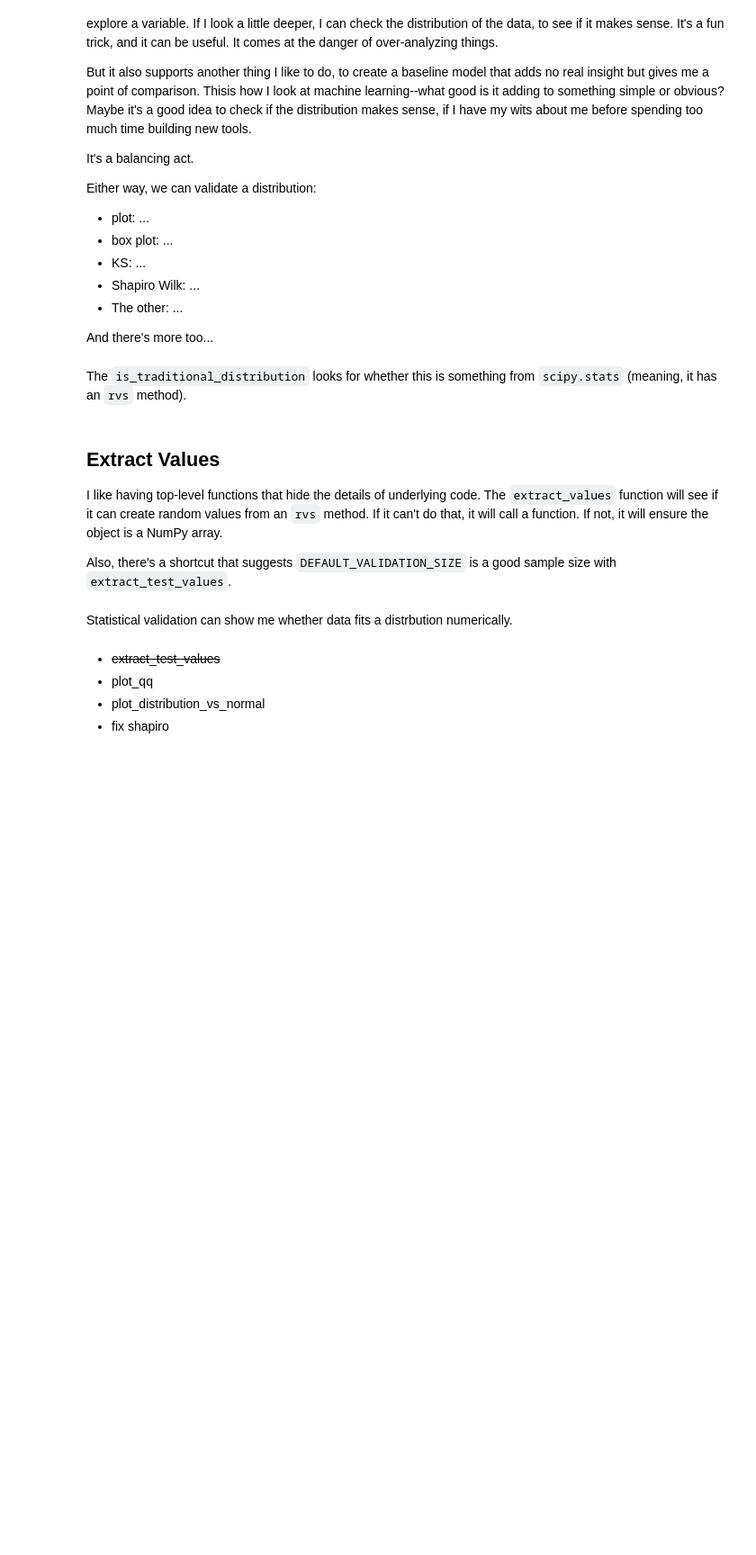
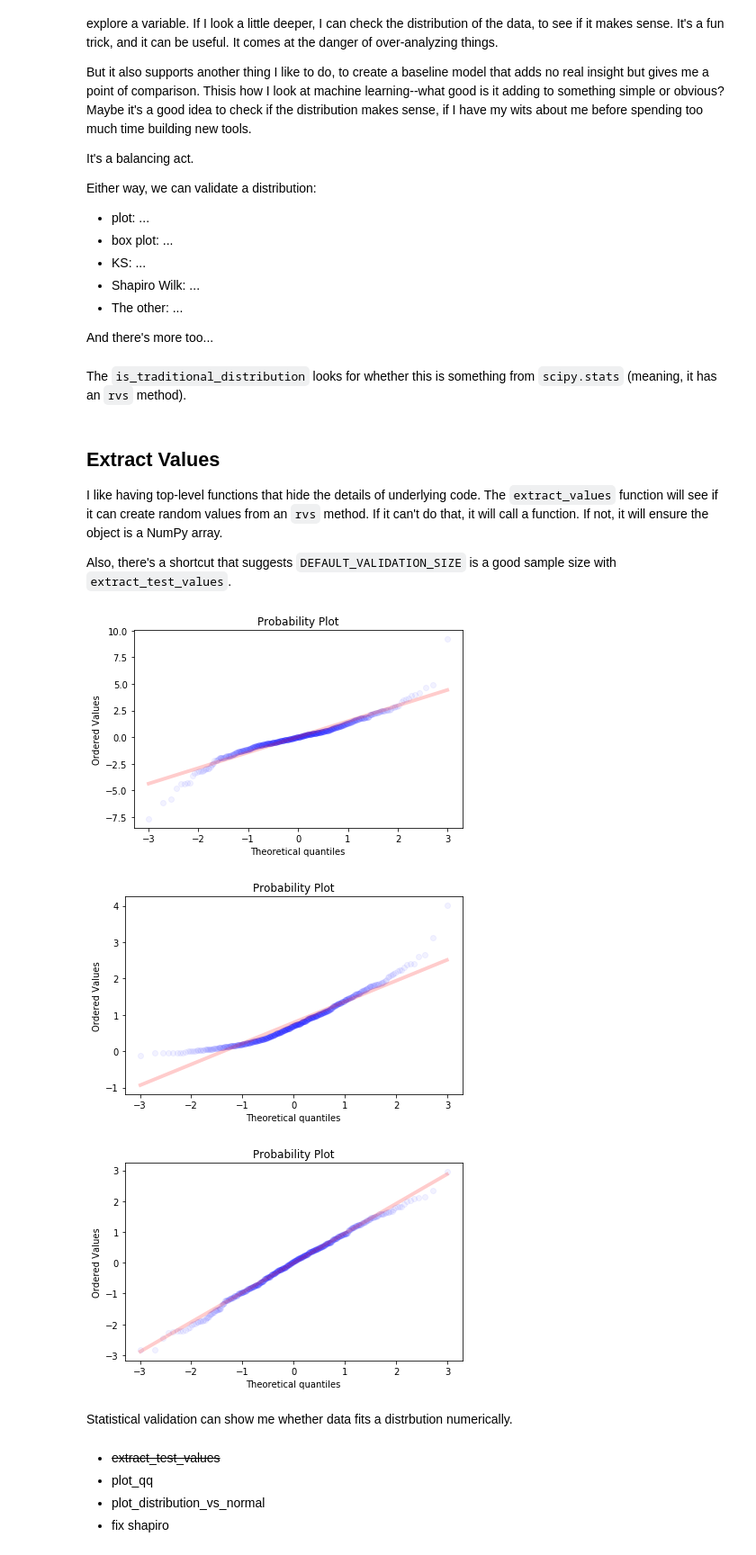
Before and after one commit to davidrichards/data-lab, a Jupyter notebook: nbs/01_validate.ipynb, the cells around one changed output. Shown: that part at 90% size. Saved outputs shown, nothing was run; the diff lists cells and outputs as text; code cells hidden in the pictures; blank space fills up the shorter version.

Commit message:
WIP: Add QQ Plot

```diff
--- a/nbs/01_validate.ipynb
+++ b/nbs/01_validate.ipynb
@@ -83,9 +83,41 @@ check_equals(expected, values)
 
 assert len(extract_test_values(stats.t, df=3) == DEFAULT_VALIDATION_SIZE)
 assert len(extract_test_values(stats.t, df=3, size=3) == 3)
-# %%
-def plot_qq(o, **kw):
-    pass
+# %%
+#export
+def plot_qq(o,
+            *a,
+            plot=None,
+            display=True,
+            alpha=0.2,
+            **kw
+           ):
+    """Show how a distribution deviates from
+    normal (scatter vs the line)"""
+
+    if plot is None: plot = plt
+
+    fig, ax = plot.subplots()
+    x = extract_test_values(o, *a, **kw)
+    res = stats.probplot(x, plot=plot)
+    scatter, line = ax.get_lines()
+
+    scatter.set_alpha(alpha / 4)
+    scatter.set_marker('o')
+
+    line.set_linewidth(4)
+    line.set_alpha(alpha)
+
+    fig.tight_layout()
+    if display: plot.show()
+# %%
+plot_qq(stats.t, 3)
+plot_qq(stats.skewnorm, a=10)
+plot_qq(stats.norm)
+# %% [output]
+[figure, added]
+[figure, added]
+[figure, added]
 # %% [markdown]
 Statistical validation can show me whether data fits a distrbution numerically.
 # %%
```
Also changed, not shown: parts of 1 cell of this notebook, 3 other files.
